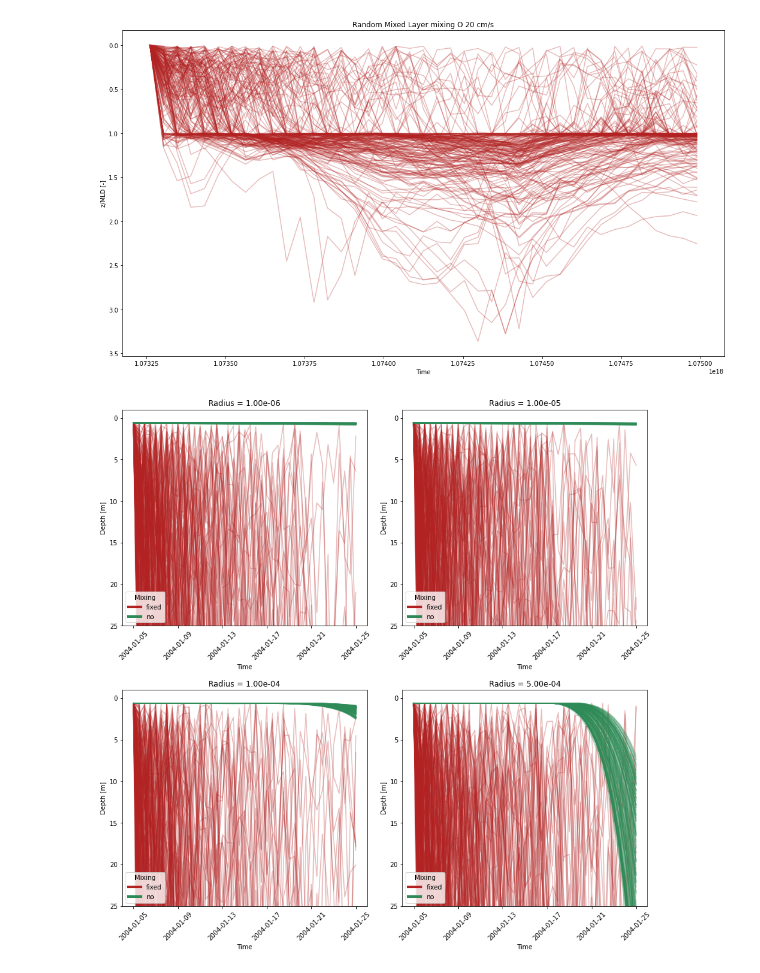
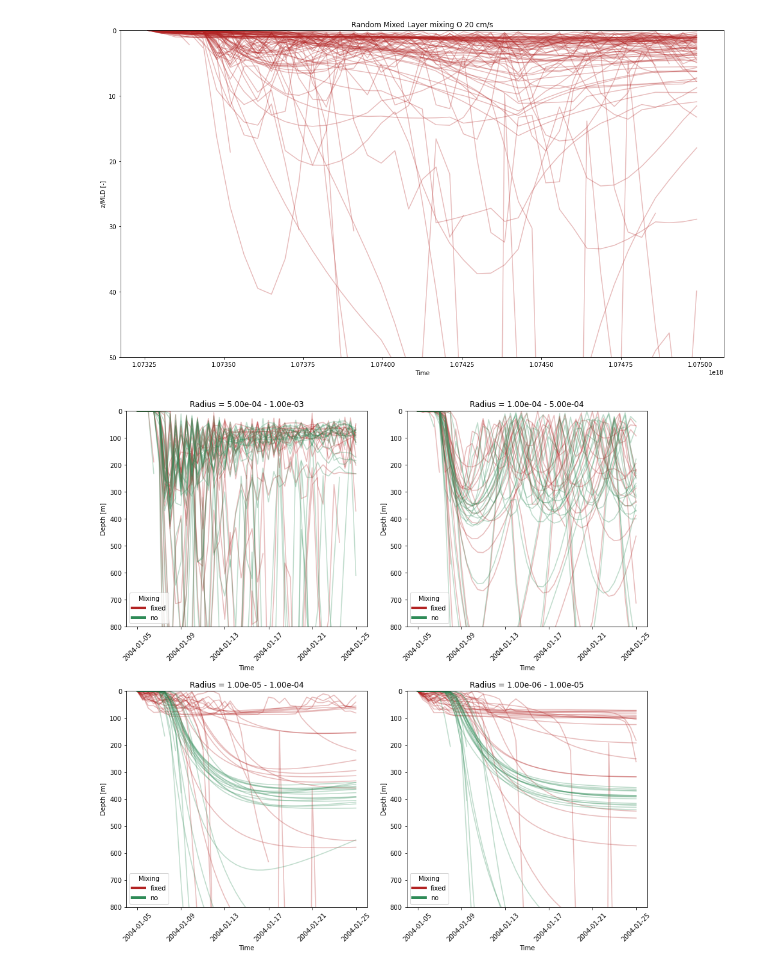
Before and after one commit to OceanParcels/biofouling_3dtransport_2, a Jupyter notebook: Analysis/Mixing.ipynb, the cells around one changed output. Cells and saved outputs as stored; diff of their text form; code cells hidden in the pictures.

```diff
--- a/Analysis/Mixing.ipynb
+++ b/Analysis/Mixing.ipynb
@@ -20,10 +21,10 @@ ds_1 = xr.open_dataset(datadir+'regional_'+region+'_bfadv_Jan_2004_0'+str(mortal
 # %%
 dslist = [ds_0, ds_1]
 # %%
-mixing_cmap = ['firebrick','seagreen']
+mixing_cmap = ['firebrick','seagreen','purple']
 w_vel_cmap = ['salmon', 'lime', 'cornflowerblue']
 # %%
-number_of_trajectories_to_plot = 200
+number_of_trajectories_to_plot = 100
 n_plt = number_of_trajectories_to_plot
 f_plt = int(np.round(len(ds_0['traj'])/n_plt))
 print('plotting '+str(n_plt)+' of '+str(len(ds_0['traj']))+' trajectories')
@@ -37,15 +38,16 @@ ax = plt.axes()
 
 for i in range(len(dslist)):
     ax.plot(dslist[i]['time'].T[:,::f_plt], dslist[i]['z'].T[:,::f_plt], c=mixing_cmap[i], alpha=0.3, label = mixing[i])
+# ax.plot(ds['time'].T[:,::f_plt], ds['z'].T[:,::f_plt], c=mixing_cmap[2], alpha=0.3, label = mixing[1])
 
 ax.set_title('Mixing parameterisations')
 ax.set_ylabel('Depth [m]')
 ax.set_xlabel('Time')
+ax.set_ylim(100,0)
+# custom_lines = [Line2D([0], [0], color=mixing_cmap[0], lw=4),
+#                 Line2D([0], [0], color=mixing_cmap[1], lw=4)]
 
-custom_lines = [Line2D([0], [0], color=mixing_cmap[0], lw=4),
-                Line2D([0], [0], color=mixing_cmap[1], lw=4)]
-
-ax.invert_yaxis()
-ax.legend(custom_lines, [mixing[0], mixing[1]], title='Mixing', loc='lower left')
+# ax.invert_yaxis()
+# ax.legend(custom_lines, [mixing[0], mixing[1]], title='Mixing', loc='lower left')
 plt.show()
 # %% [output]
@@ -62,38 +64,38 @@ ax.set_title('Random Mixed Layer mixing O 20 cm/s')
 ax.set_ylabel('z/MLD [-]')
 ax.set_xlabel('Time')
 
-ax.invert_yaxis()
+ax.set_ylim(50,0)
 plt.show()
 # %% [output]
-[figure, old version]
+[figure, new version]
 # %%
 fig = plt.figure(figsize=(12,12), constrained_layout=True)
 gs = gridspec.GridSpec(ncols=2, nrows=2, figure=fig)
 ax1 = fig.add_subplot(gs[0, 0])
 ax2 = fig.add_subplot(gs[0, 1])
 ax3 = fig.add_subplot(gs[1, 0])
 ax4 = fig.add_subplot(gs[1, 1])
 axes = [ax1, ax2, ax3, ax4]
 
 for r, ax in enumerate(axes):
     for i in range(len(mixing)):
-        split_ds = list(dslist[i].groupby('r_pl'))
-        ax.plot(split_ds[r][1]['time'].T[:,:n_plt], split_ds[r][1]['z'].T[:,:n_plt], c=mixing_cmap[i], alpha=0.3, label = mixing[i])
+        split_ds = list(dslist[i].groupby_bins('r_pl',sizebinedges[::-1]))
+        ax.plot(split_ds[r][1]['time'].T[:,::f_plt], split_ds[r][1]['z'].T[:,::f_plt], c=mixing_cmap[i], alpha=0.3, label = mixing[i])
 
-    ax.set_title('Radius = '+"{:.2e}".format(split_ds[r][0]))
+    ax.set_title('Radius = '+"{left:.2e} - {right:.2e}".format(left=split_ds[r][0].left, right=split_ds[r][0].right))
     ax.set_ylabel('Depth [m]')
     ax.set_xlabel('Time')
     ax.tick_params(axis='x', rotation=45)
-    ax.set_ylim(25,-1)
+    ax.set_ylim(800,-1)
 
     custom_lines = [Line2D([0], [0], color=mixing_cmap[0], lw=4),
                     Line2D([0], [0], color=mixing_cmap[1], lw=4)]
 
 #     ax.invert_yaxis()
     ax.legend(custom_lines, [mixing[0], mixing[1]], title='Mixing', loc='lower left')
 plt.show()
 # %% [output]
-[figure, old version]
+[figure, new version]
 # %%
 fig = plt.figure(figsize=(15,8), constrained_layout = True)
 gs = gridspec.GridSpec(ncols=2, nrows=2, figure=fig)
```
Also changed, not shown: parts of 7 cells of this notebook, 5 other files.
